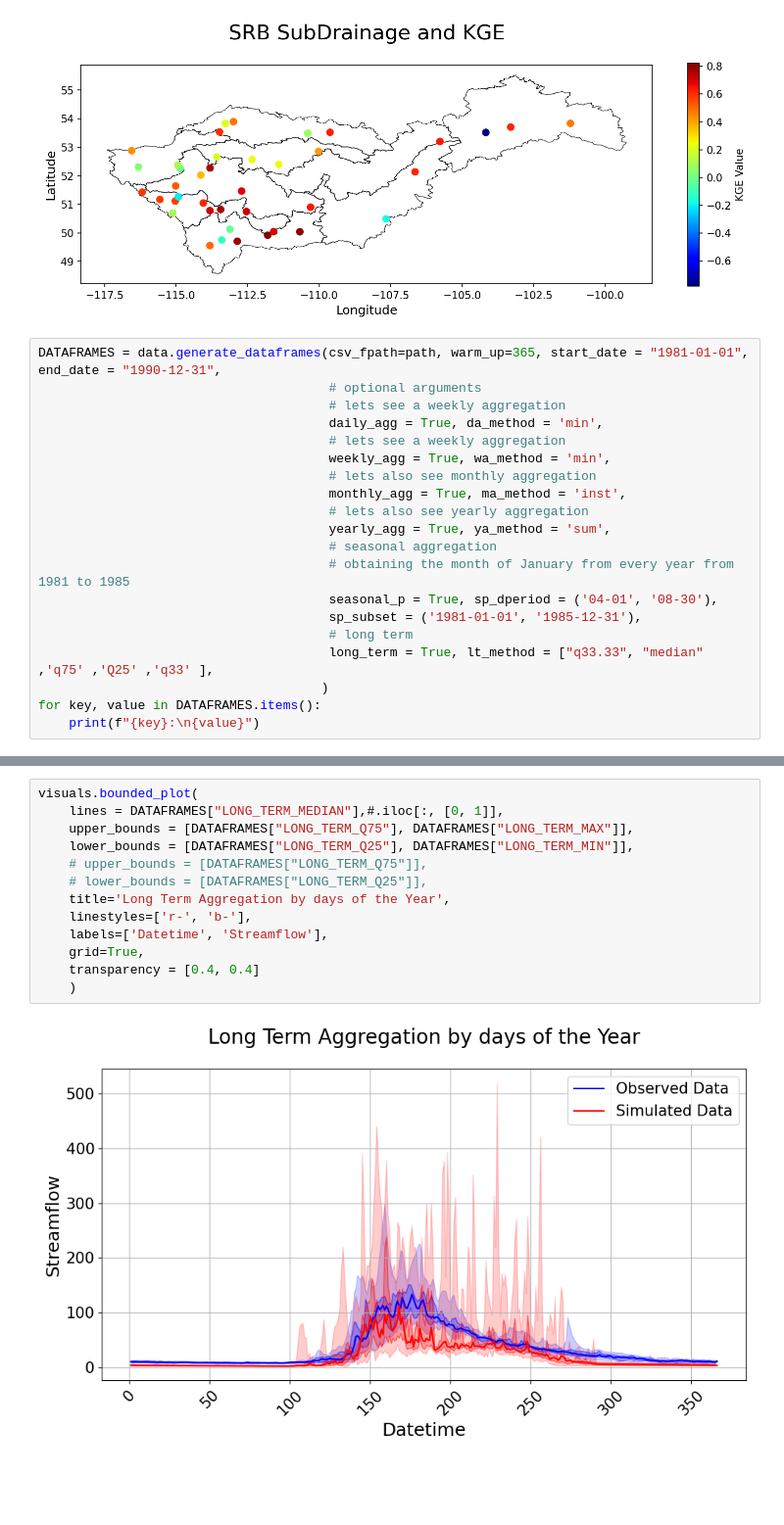
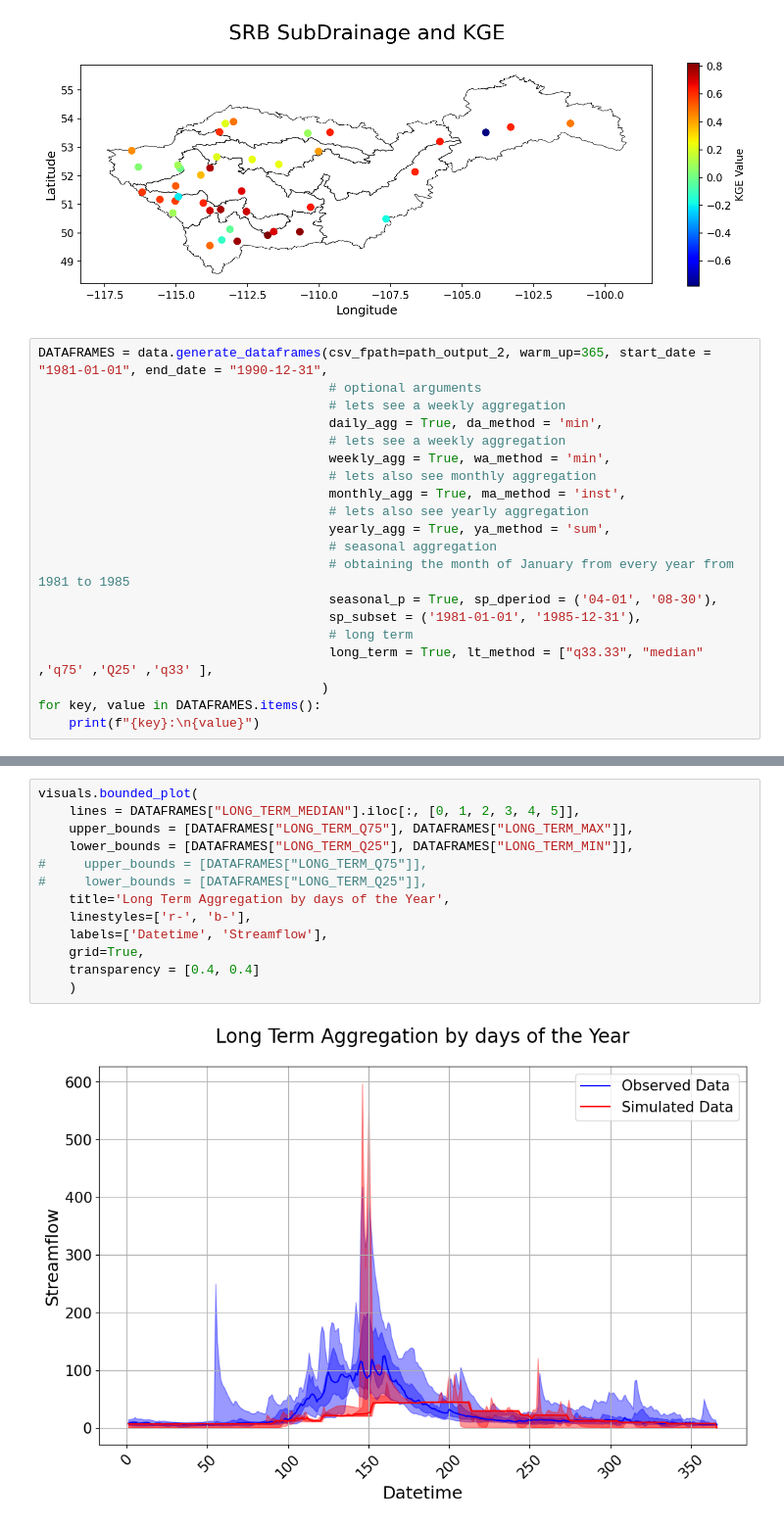
Before and after one commit to UchechukwuUdenze/NHS_PostProcessing, a Jupyter notebook: docs/source/notebooks/Examples.ipynb, the cells around one changed output, grey strips where cells are left out. Shown at 98% size. Saved outputs shown, nothing was run; the diff lists cells and outputs as text; blank space fills up the shorter version.

Commit message:
Cleaned up the bounded plot function

```diff
--- a/docs/source/notebooks/Examples.ipynb
+++ b/docs/source/notebooks/Examples.ipynb
@@ -642,7 +644,7 @@ visuals.scatter(shapefile_path = shapefile_path,
 # %% [output]
 [figure]
 # %%
-DATAFRAMES = data.generate_dataframes(csv_fpath=path, warm_up=365, start_date = "1981-01-01", end_date = "1990-12-31",
+DATAFRAMES = data.generate_dataframes(csv_fpath=path_output_2, warm_up=365, start_date = "1981-01-01", end_date = "1990-12-31",
                                       # optional arguments
                                       # lets see a weekly aggregation
                                       daily_agg = True, da_method = 'min',
@@ -682,15 +684,15 @@ DF:
 # %%
 visuals.bounded_plot(
-    lines = DATAFRAMES["LONG_TERM_MEDIAN"],#.iloc[:, [0, 1]],
+    lines = DATAFRAMES["LONG_TERM_MEDIAN"].iloc[:, [0, 1, 2, 3, 4, 5]],
     upper_bounds = [DATAFRAMES["LONG_TERM_Q75"], DATAFRAMES["LONG_TERM_MAX"]],
     lower_bounds = [DATAFRAMES["LONG_TERM_Q25"], DATAFRAMES["LONG_TERM_MIN"]],
-    # upper_bounds = [DATAFRAMES["LONG_TERM_Q75"]],
-    # lower_bounds = [DATAFRAMES["LONG_TERM_Q25"]],
+#     upper_bounds = [DATAFRAMES["LONG_TERM_Q75"]],
+#     lower_bounds = [DATAFRAMES["LONG_TERM_Q25"]],
     title='Long Term Aggregation by days of the Year',
     linestyles=['r-', 'b-'],
     labels=['Datetime', 'Streamflow'],
     grid=True,
     transparency = [0.4, 0.4]
     )
 # %% [output]
-[figure, old version]
+[figure, new version]
```
Also changed, not shown: parts of 7 cells of this notebook, 1 other file.
